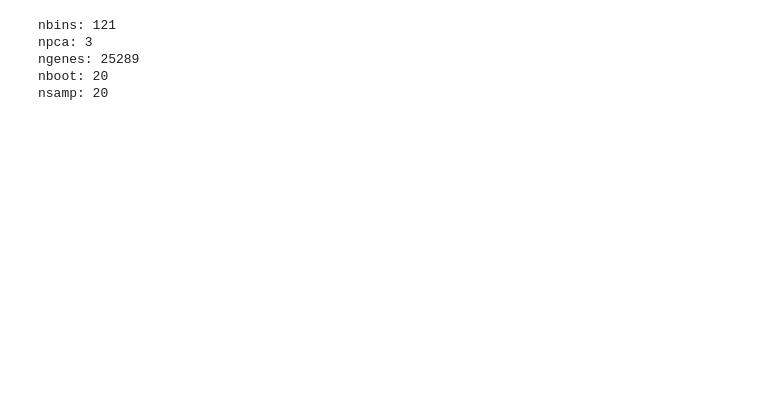
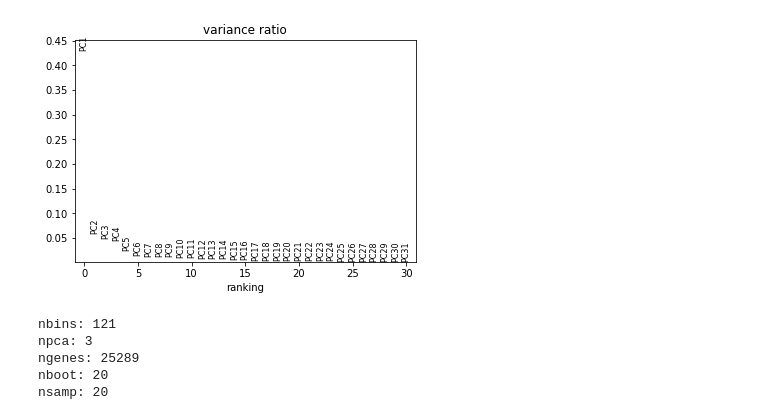
Before and after one commit to AddisonHowe/gexpParPCA, a Jupyter notebook: nb.ipynb, the cells around one changed output. Cells and saved outputs as stored; diff of their text form; code cells hidden in the pictures; blank space fills up the shorter version.

```diff
--- a/nb.ipynb
+++ b/nb.ipynb
@@ -26,0 +97,3 @@ gnames = np.genfromtxt(gnames_fname, dtype=str)
+# %%
+sc.pl.pca_variance_ratio(adata, save="_scanpy.png")
+# %% [output]
@@ -27,3 +101,4 @@ gnames = np.genfromtxt(gnames_fname, dtype=str)
+[figure, added]
 # %%
 # Load data
 evals_data = np.load(f"{eigdir}/dat_eval.npy")
```
Also changed, not shown: parts of 23 cells of this notebook.
